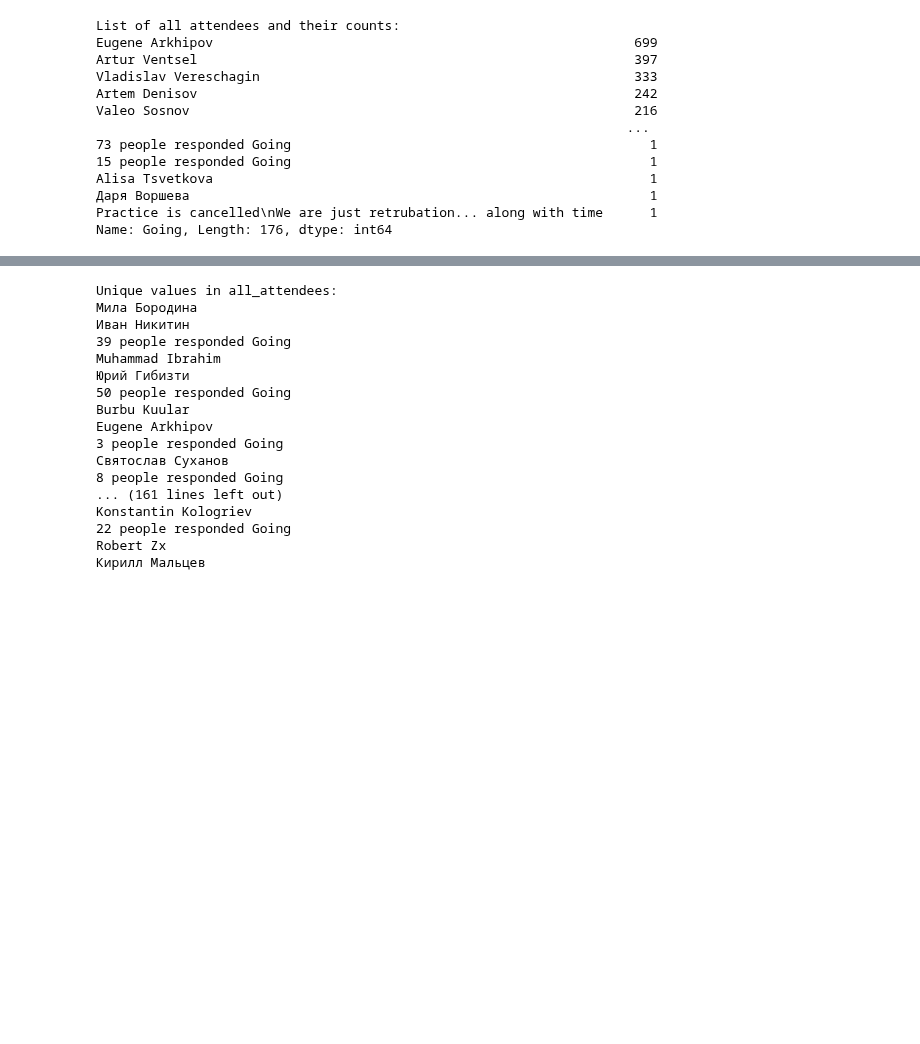
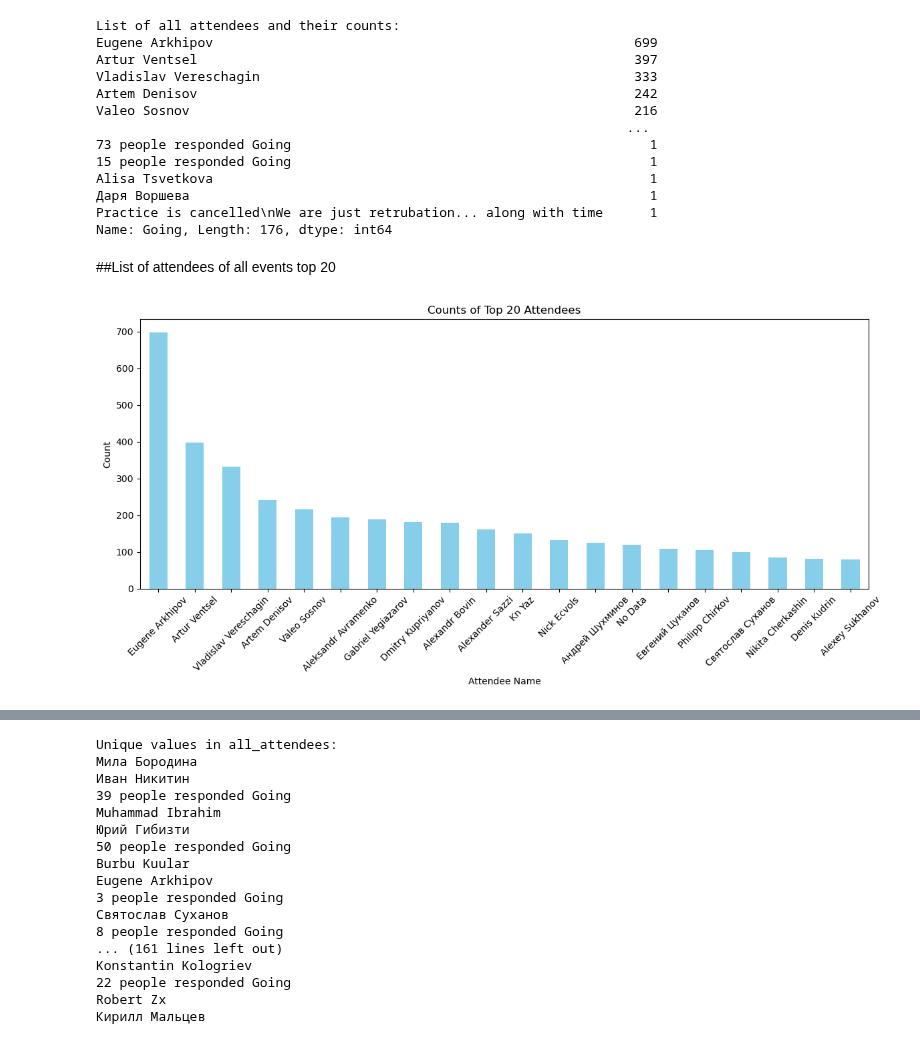
Before and after one commit to Unclegeenoo/Data-Science-Portfolio, a Jupyter notebook: Python_Projects/exploratory ATTENDANCE analysis.ipynb, the cells around one changed output, grey strips where cells are left out. Saved outputs shown, nothing was run; the diff lists cells and outputs as text; code cells hidden in the pictures; blank space fills up the shorter version.

```diff
--- a/Python_Projects/exploratory ATTENDANCE analysis.ipynb
+++ b/Python_Projects/exploratory ATTENDANCE analysis.ipynb
@@ -225,3 +272,20 @@ Alisa Tsvetkova                                                        1
 Даря Воршева                                                           1
 Practice is cancelled\nWe are just retrubation... along with time      1
 Name: Going, Length: 176, dtype: int64
+# %% [markdown]
+##List of attendees of all events top 20
+# %%
+# Assuming you have the 'attendees_count' Series
+attendees_count = all_attendees.value_counts()
+
+# Create a bar plot for the top 20 attendees
+plt.figure(figsize=(12, 6))
+attendees_count[:20].plot(kind='bar', color='skyblue')  # Display the top 20 attendees
+plt.title('Counts of Top 20 Attendees')
+plt.xlabel('Attendee Name')
+plt.ylabel('Count')
+plt.xticks(rotation=45)  # Rotate x-axis labels for better readability
+plt.tight_layout()
+plt.show()
+# %% [output]
+[figure, added]
```
Also changed, not shown: parts of 8 cells of this notebook.
